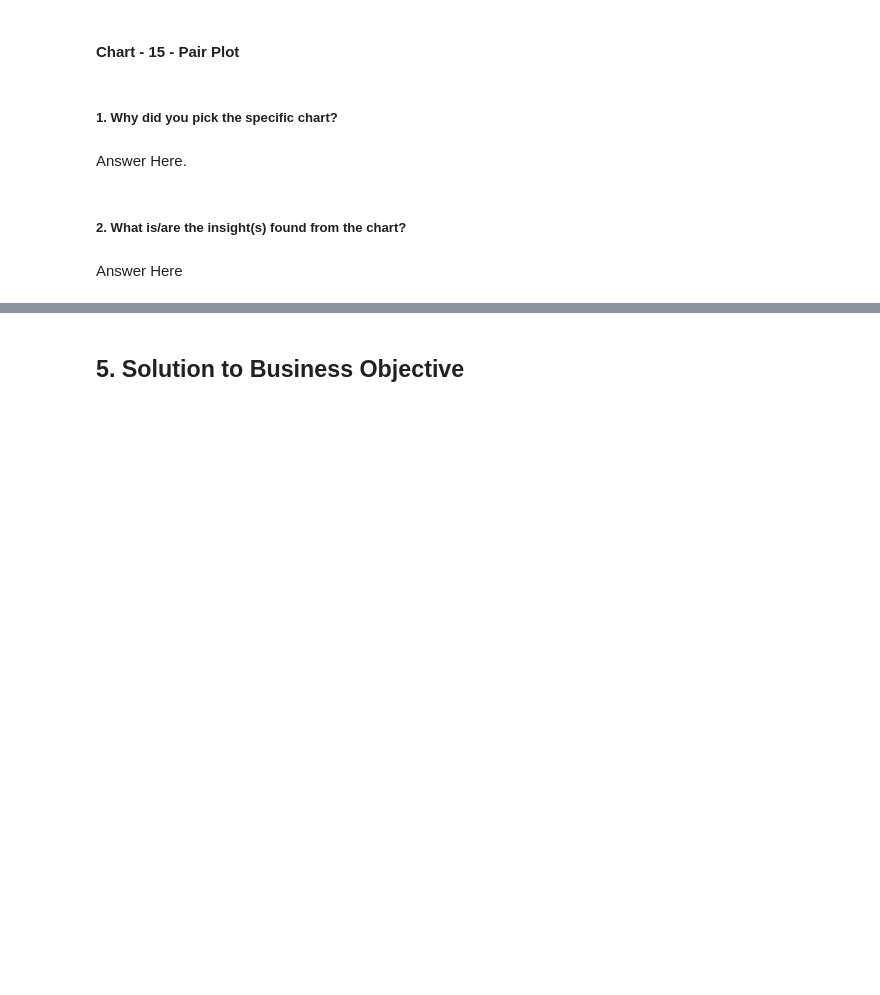
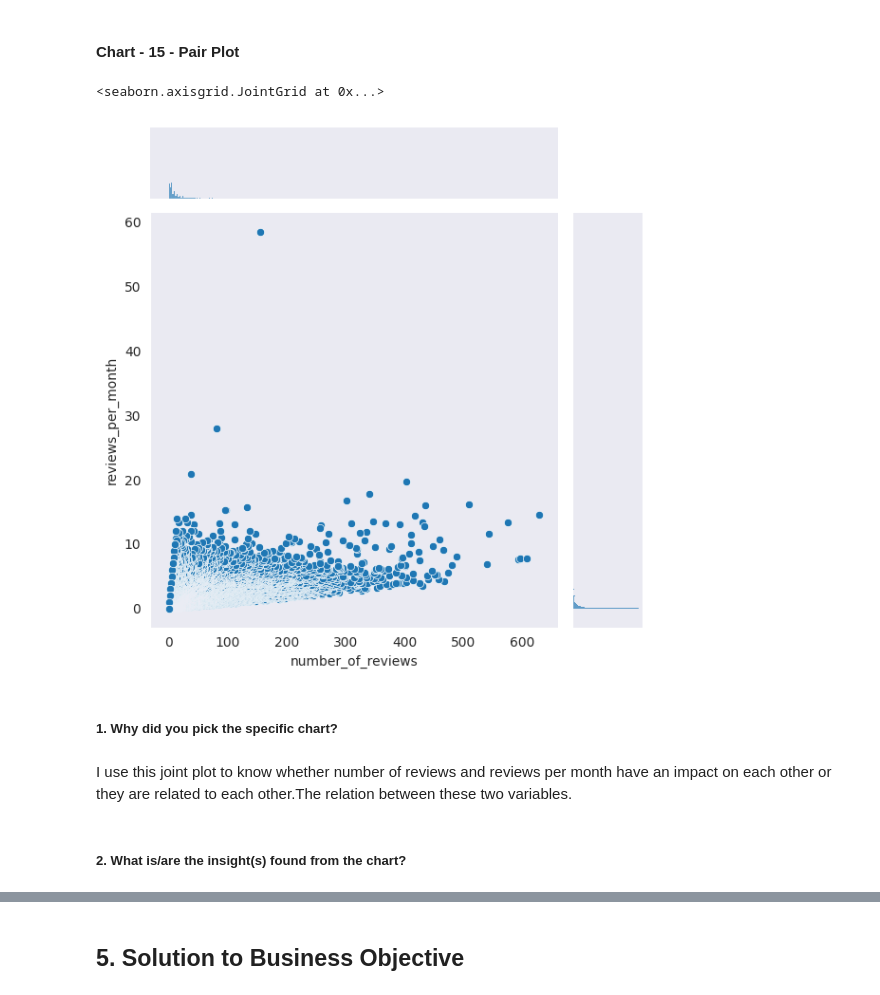
Before and after one commit to samee-faq/airbnb_eda_project, a Jupyter notebook: Sameera's_Airbnb_Bookings_Analysis_Capstone_Project_EDA.ipynb, the cells around one changed output, grey strips where cells are left out. Saved outputs shown, nothing was run; the diff lists cells and outputs as text; code cells hidden in the pictures; blank space fills up the shorter version.

```diff
--- a/Sameera's_Airbnb_Bookings_Analysis_Capstone_Project_EDA.ipynb
+++ b/Sameera's_Airbnb_Bookings_Analysis_Capstone_Project_EDA.ipynb
@@ -836,11 +897,14 @@ Answer Here
 #### Chart - 15 - Pair Plot
 # %%
 # Pair Plot visualization code
+
+sns.jointplot( x = 'number_of_reviews' , y = 'reviews_per_month' , data = Airbnb_df)
+# %% [output]
+<seaborn.axisgrid.JointGrid at 0x...>
+[figure, added]
 # %% [markdown]
 ##### 1. Why did you pick the specific chart?
-# %% [markdown]
-Answer Here.
+# %% [markdown]
+I use this joint plot to know whether number of reviews and reviews per month have an impact on each other or they are related to each other.The relation between these two variables.
 # %% [markdown]
 ##### 2. What is/are the insight(s) found from the chart?
-# %% [markdown]
-Answer Here
```
Also changed, not shown: parts of 40 cells of this notebook.
